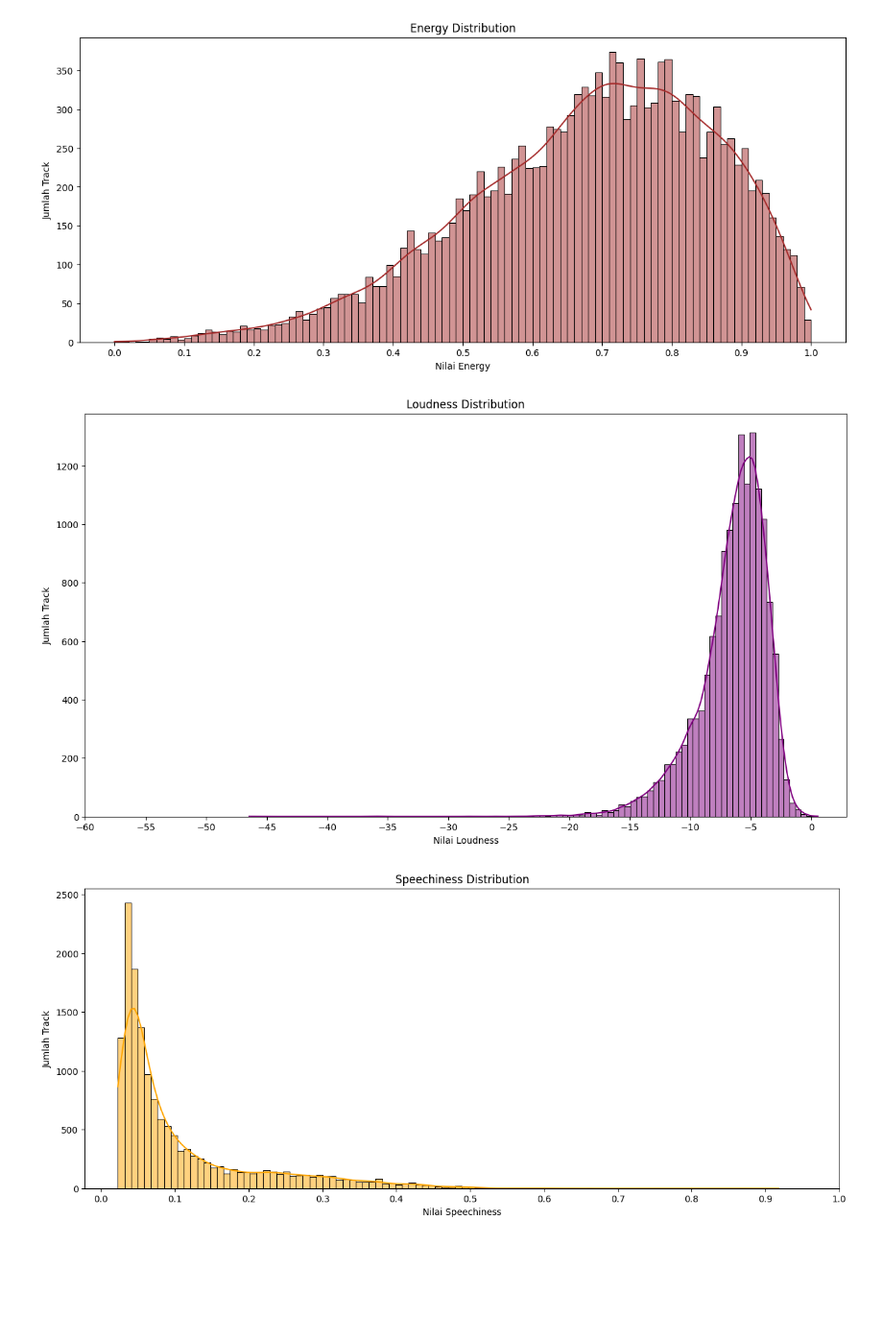
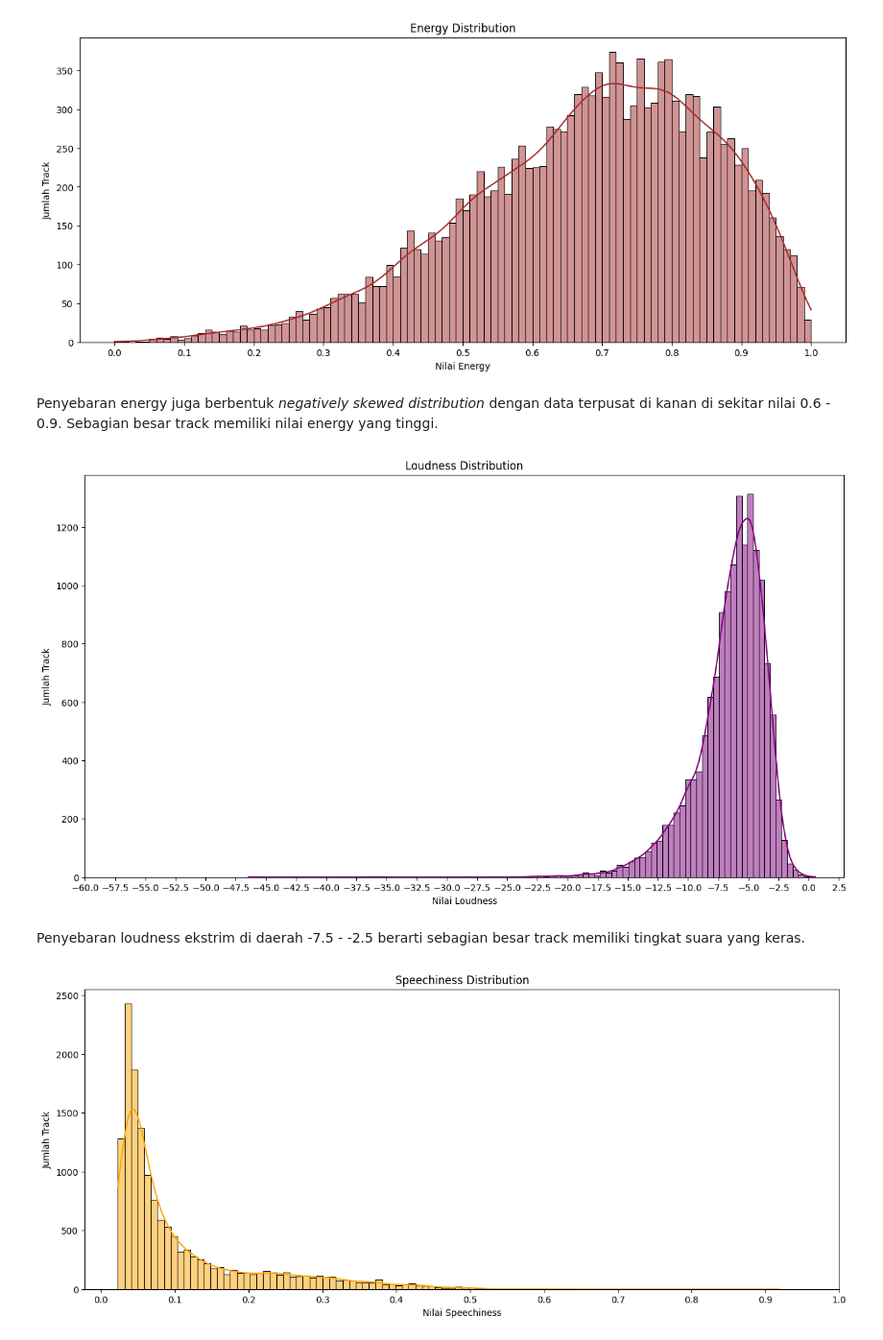
Before and after one commit to ricii1/Music-Recommendation-System, a Jupyter notebook: RecommendationSystem.ipynb, the cells around one changed output. Shown at 96% size. Saved outputs shown, nothing was run; the diff lists cells and outputs as text; code cells hidden in the pictures; blank space fills up the shorter version.

```diff
--- a/RecommendationSystem.ipynb
+++ b/RecommendationSystem.ipynb
@@ -387,16 +393,20 @@ plt.ylabel('Jumlah Track')
 plt.show()
 # %% [output]
 [figure]
+# %% [markdown]
+Penyebaran energy juga berbentuk _negatively skewed distribution_ dengan data terpusat di kanan di sekitar nilai 0.6 - 0.9. Sebagian besar track memiliki nilai energy yang tinggi.
 # %%
 plt.figure(figsize=(15, 8))
 sns.histplot(raw_data['loudness'], bins=100, kde=True, color='purple')
 plt.title('Loudness Distribution')
 plt.xlabel('Nilai Loudness')
-plt.xticks(ticks=np.arange(-60, 5, 5))
+plt.xticks(ticks=np.arange(-60, 5, 2.5))
 plt.ylabel('Jumlah Track')
 plt.show()
 # %% [output]
-[figure, old version]
+[figure, new version]
+# %% [markdown]
+Penyebaran loudness ekstrim di daerah -7.5 - -2.5 berarti sebagian besar track memiliki tingkat suara yang keras.
 # %%
 plt.figure(figsize=(15, 6))
 sns.histplot(raw_data['speechiness'], bins=100, kde=True, color='orange')
```
Also changed, not shown: parts of 29 cells of this notebook, 3 other files.
